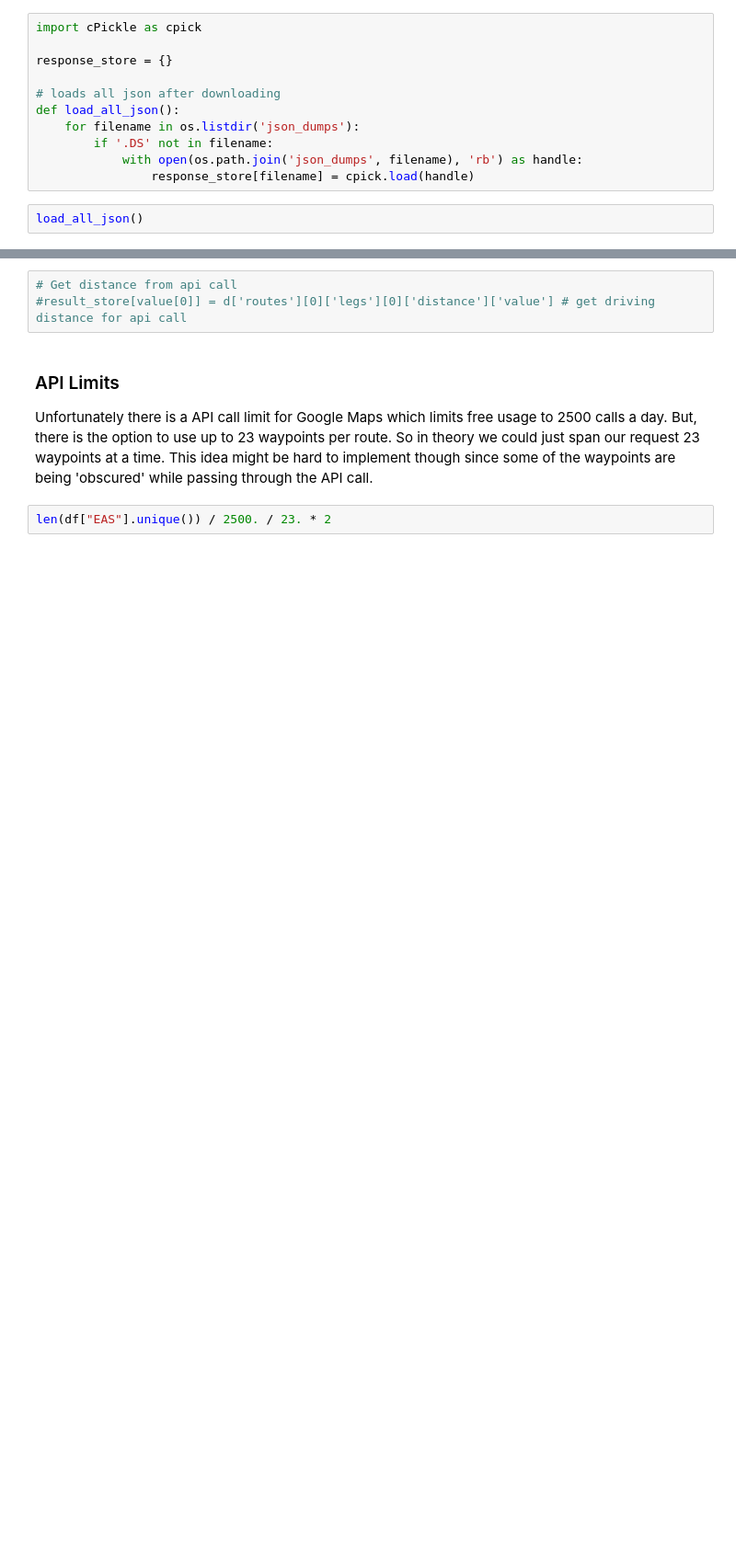
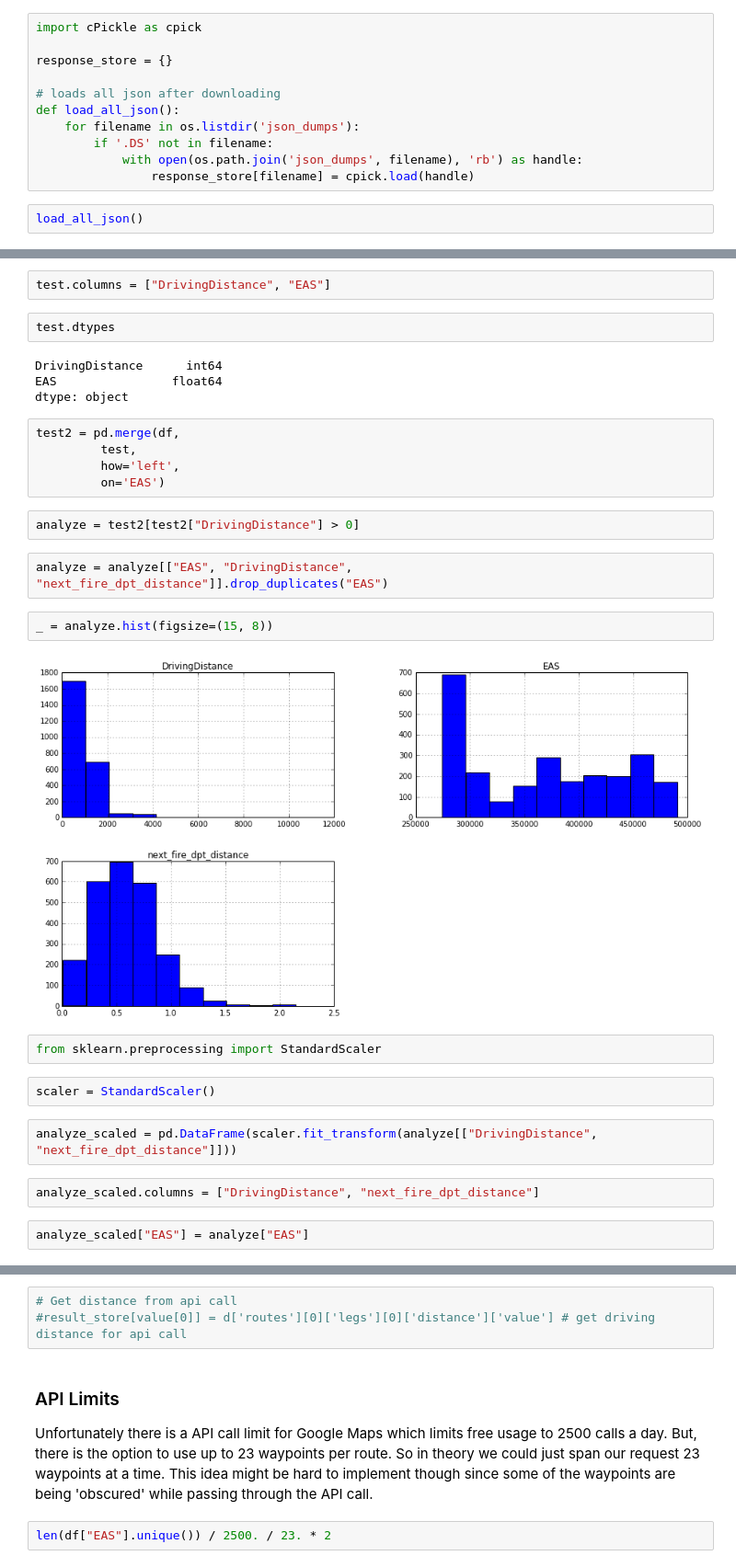
Before and after one commit to sfbrigade/datasci-firerisk, a Jupyter notebook: nearest_fire_station/DistanceFromFireStation.ipynb, the cells around one changed output, grey strips where cells are left out. Shown at 92% size. Saved outputs shown, nothing was run; the diff lists cells and outputs as text; blank space fills up the shorter version.

Commit message:
feat: Add distance retrieval function and first comparison of values

```diff
--- a/nearest_fire_station/DistanceFromFireStation.ipynb
+++ b/nearest_fire_station/DistanceFromFireStation.ipynb
@@ -328,0 +339,31 @@ load_all_json()
+# %%
+test.columns = ["DrivingDistance", "EAS"]
+# %%
+test.dtypes
+# %% [output]
+DrivingDistance      int64
+EAS                float64
+dtype: object
+# %%
+test2 = pd.merge(df,
+         test,
+         how='left',
+         on='EAS')
+# %%
+analyze = test2[test2["DrivingDistance"] > 0]
+# %%
+analyze = analyze[["EAS", "DrivingDistance", "next_fire_dpt_distance"]].drop_duplicates("EAS")
+# %%
+_ = analyze.hist(figsize=(15, 8))
+# %% [output]
+[figure, added]
+# %%
+from sklearn.preprocessing import StandardScaler
+# %%
+scaler = StandardScaler()
+# %%
+analyze_scaled = pd.DataFrame(scaler.fit_transform(analyze[["DrivingDistance", "next_fire_dpt_distance"]]))
+# %%
+analyze_scaled.columns = ["DrivingDistance", "next_fire_dpt_distance"]
+# %%
+analyze_scaled["EAS"] = analyze["EAS"]
```
Also changed, not shown: parts of 8 cells of this notebook, 1 other file.
